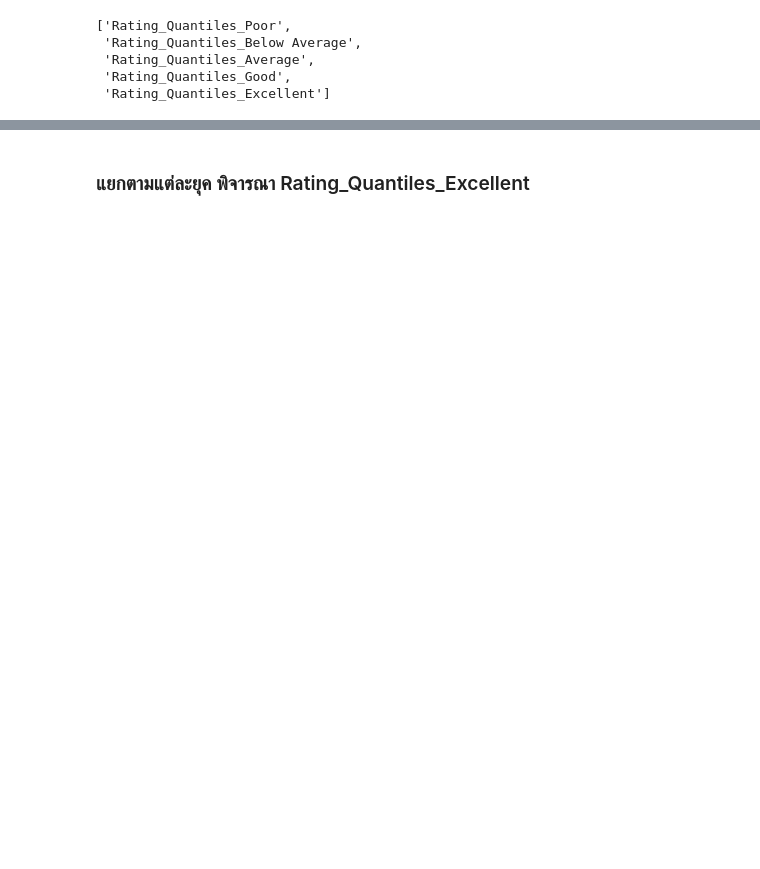
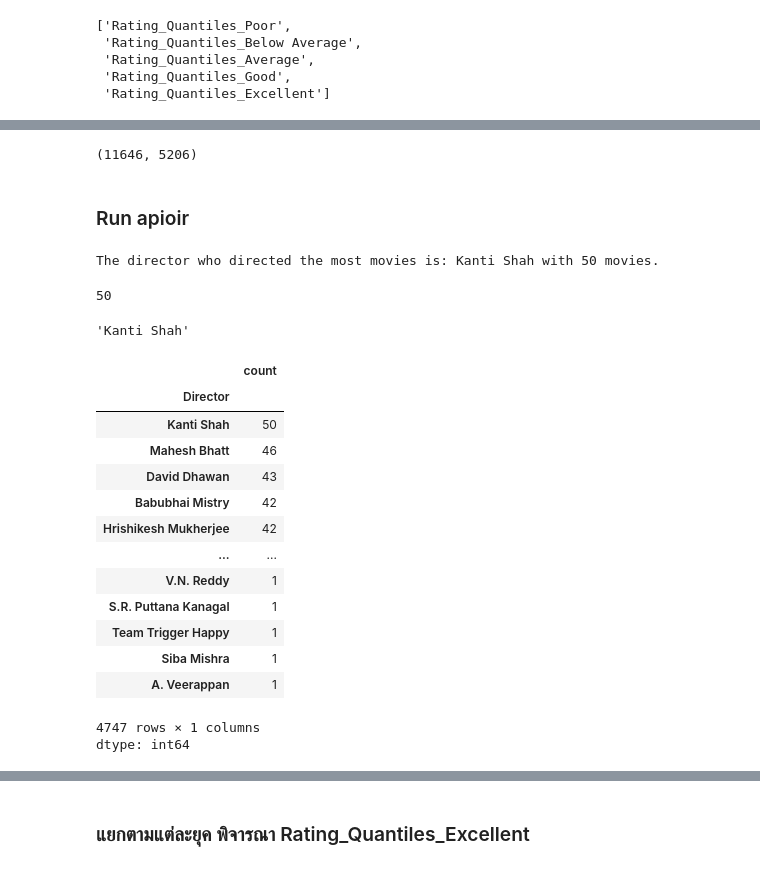
Before and after one commit to 1witsarut/BSC_DPDM2025, a Jupyter notebook: Ch4_Frequent_Patterns_(Association_Rules).ipynb, the cells around one changed output, grey strips where cells are left out. Cells and saved outputs as stored; diff of their text form; code cells hidden in the pictures; blank space fills up the shorter version.

```diff
--- a/Ch4_Frequent_Patterns_(Association_Rules).ipynb
+++ b/Ch4_Frequent_Patterns_(Association_Rules).ipynb
@@ -1059,0 +1055,7 @@ Index(['Genre_Action', 'Genre_Action, Adventure',
+# %%
+data_selected = data_apri[selected_columns]
+data_selected.shape
+# %% [output]
+(11646, 5206)
+# %% [markdown]
+### Run apioir
@@ -1059,0 +1080,32 @@ Index(['Genre_Action', 'Genre_Action, Adventure',
+# %%
+most_prolific_director = India_data_cleaned['Director'].value_counts().idxmax()
+num_movies = India_data_cleaned['Director'].value_counts().max()
+print(f"The director who directed the most movies is: {most_prolific_director} with {num_movies} movies.")
+# %% [output]
+The director who directed the most movies is: Kanti Shah with 50 movies.
+# %%
+India_data_cleaned['Director'].value_counts().max()
+# %% [output]
+50
+# %%
+India_data_cleaned['Director'].value_counts().idxmax()
+# %% [output]
+'Kanti Shah'
+# %%
+India_data_cleaned['Director'].value_counts()
+# %% [output]
+|  | count |
+| Director |  |
+| Kanti Shah | 50 |
+| Mahesh Bhatt | 46 |
+| David Dhawan | 43 |
+| Babubhai Mistry | 42 |
+| Hrishikesh Mukherjee | 42 |
+| ... | ... |
+| V.N. Reddy | 1 |
+| S.R. Puttana Kanagal | 1 |
+| Team Trigger Happy | 1 |
+| Siba Mishra | 1 |
+| A. Veerappan | 1 |
+4747 rows × 1 columns
+dtype: int64
```
Also changed, not shown: parts of 83 cells of this notebook.
